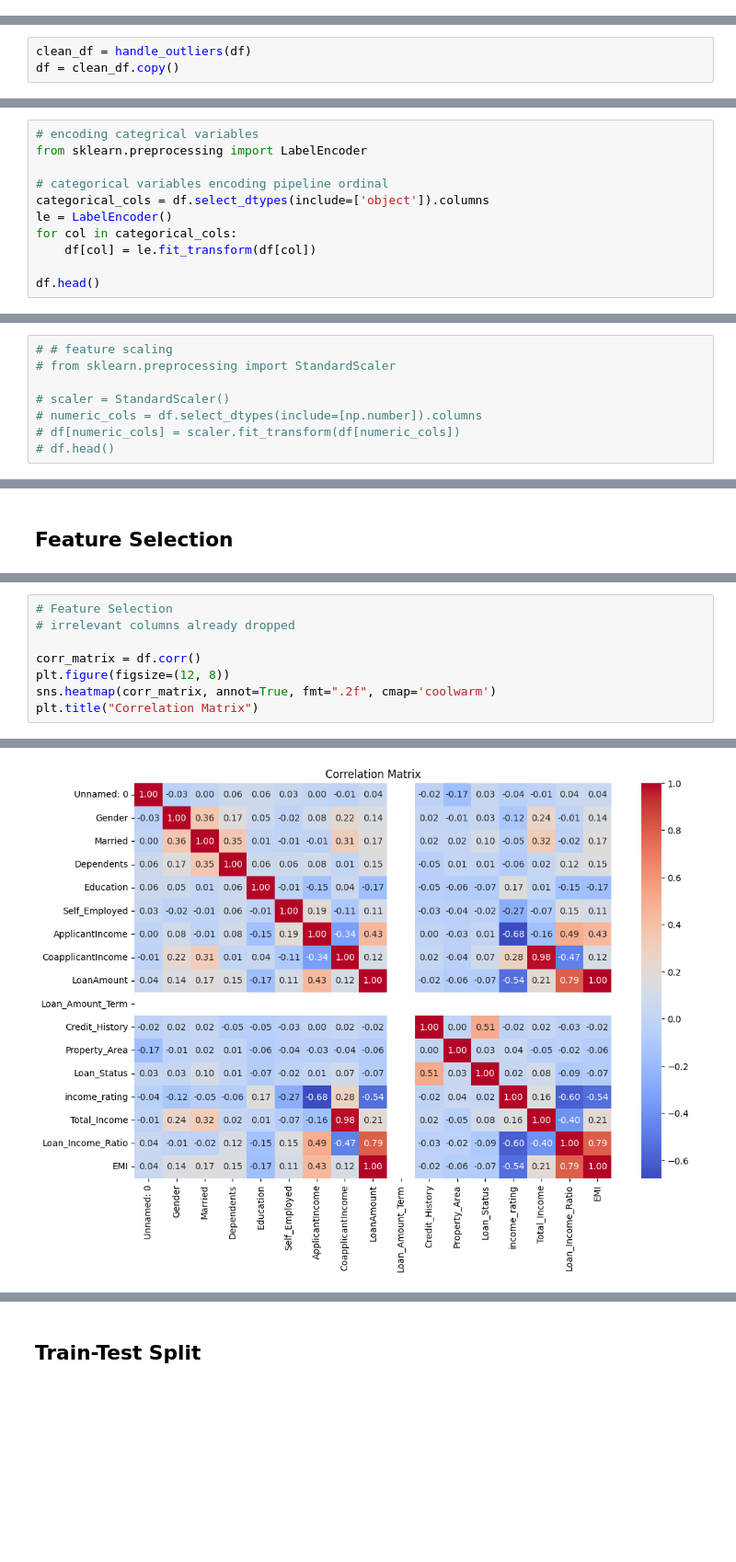
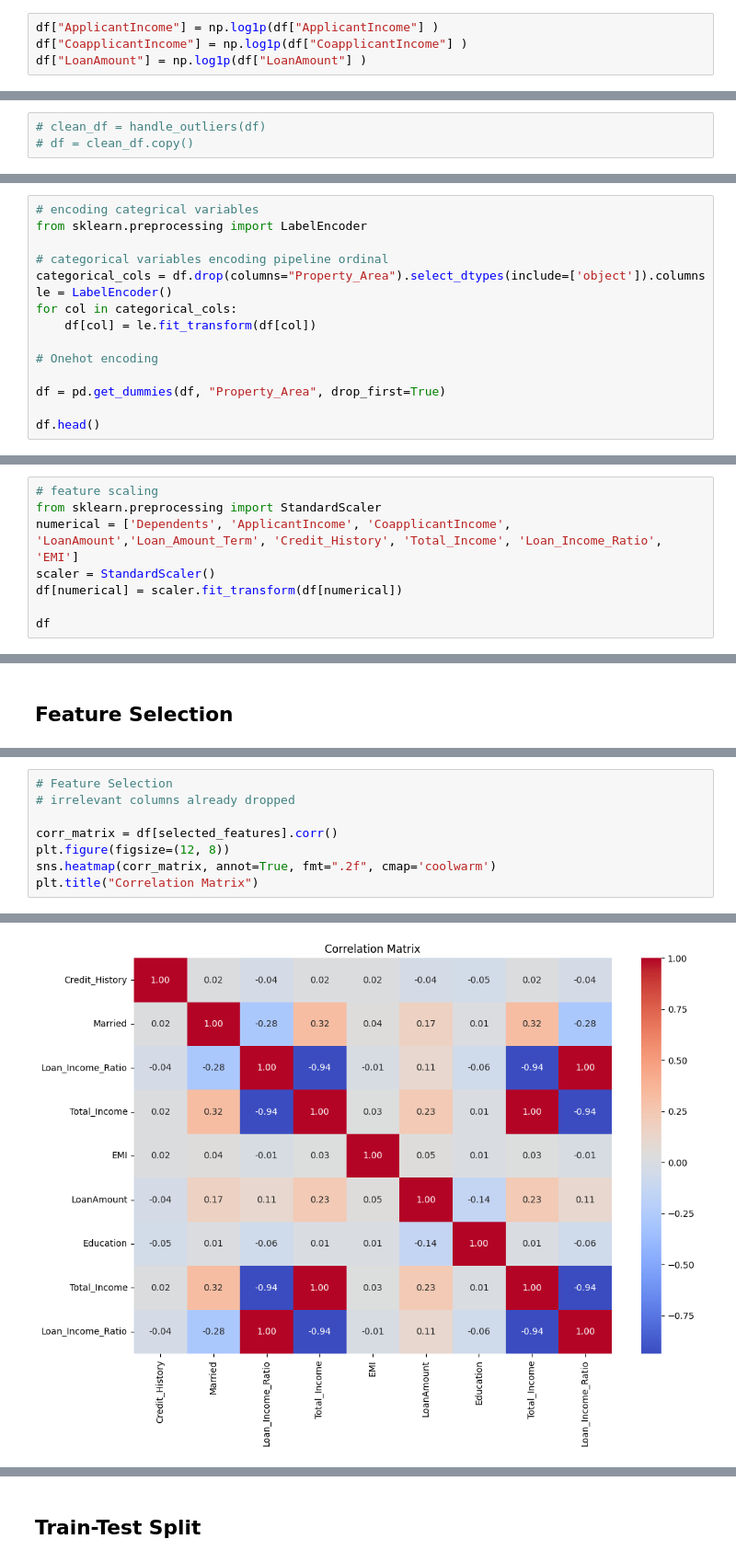
Before and after one commit to raji-ayyub/gen_ai_backend, a Jupyter notebook: preprocessing/preprocessing.ipynb, the cells around one changed output, grey strips where cells are left out. Shown at 92% size. Cells and saved outputs as stored; diff of their text form; blank space fills up the shorter version.

```diff
--- a/preprocessing/preprocessing.ipynb
+++ b/preprocessing/preprocessing.ipynb
@@ -64 +64,5 @@ Credit_History = "-2.194" skewness value
+# %%
+df["ApplicantIncome"] = np.log1p(df["ApplicantIncome"] )
+df["CoapplicantIncome"] = np.log1p(df["CoapplicantIncome"] )
+df["LoanAmount"] = np.log1p(df["LoanAmount"] )
 # %%
@@ -98,6 +99,6 @@ def handle_outliers(df, skew_threshold=1.0):
 # %%
-clean_df = handle_outliers(df)
-df = clean_df.copy()
+# clean_df = handle_outliers(df)
+# df = clean_df.copy()
 # %%
 for col in numeric_cols:
     print(f'{col} = "{df[col].skew():.3f}" skewness value')
@@ -120,10 +128,14 @@ Credit_History = "-2.194" skewness value
 from sklearn.preprocessing import LabelEncoder
 
 # categorical variables encoding pipeline ordinal
-categorical_cols = df.select_dtypes(include=['object']).columns
+categorical_cols = df.drop(columns="Property_Area").select_dtypes(include=['object']).columns
 le = LabelEncoder()
 for col in categorical_cols:
     df[col] = le.fit_transform(df[col])
 
+# Onehot encoding
+
+df = pd.get_dummies(df, "Property_Area", drop_first=True)
+
 df.head()
 # %% [output]
@@ -157,8 +237,8 @@ df.head()
 # %%
-# # feature scaling
-# from sklearn.preprocessing import StandardScaler
+# feature scaling
+from sklearn.preprocessing import StandardScaler
+numerical = ['Dependents', 'ApplicantIncome', 'CoapplicantIncome', 'LoanAmount','Loan_Amount_Term', 'Credit_History', 'Total_Income', 'Loan_Income_Ratio', 'EMI']
+scaler = StandardScaler()
+df[numerical] = scaler.fit_transform(df[numerical])
 
-# scaler = StandardScaler()
-# numeric_cols = df.select_dtypes(include=[np.number]).columns
-# df[numeric_cols] = scaler.fit_transform(df[numeric_cols])
-# df.head()
+df
@@ -183,14 +412,14 @@ df.head()
 # %%
 # Feature Selection
 # irrelevant columns already dropped
 
-corr_matrix = df.corr()
+corr_matrix = df[selected_features].corr()
 plt.figure(figsize=(12, 8))
 sns.heatmap(corr_matrix, annot=True, fmt=".2f", cmap='coolwarm')
 plt.title("Correlation Matrix")
 # %% [output]
 Text(0.5, 1.0, 'Correlation Matrix')
-[figure, old version]
+[figure, new version]
 # %% [markdown]
 The correlation matrix heatmap shows **how strongly each feature is linearly related** to others and to the target (`Loan_Status` or `loan_status_label`).
 
```
Also changed, not shown: parts of 30 cells of this notebook, 2 other files.
